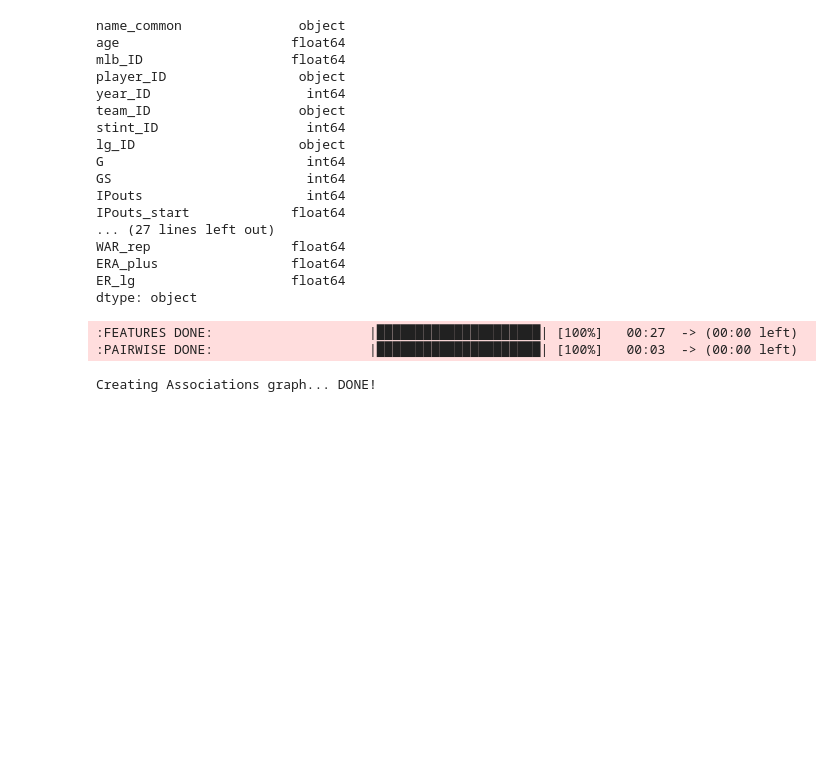
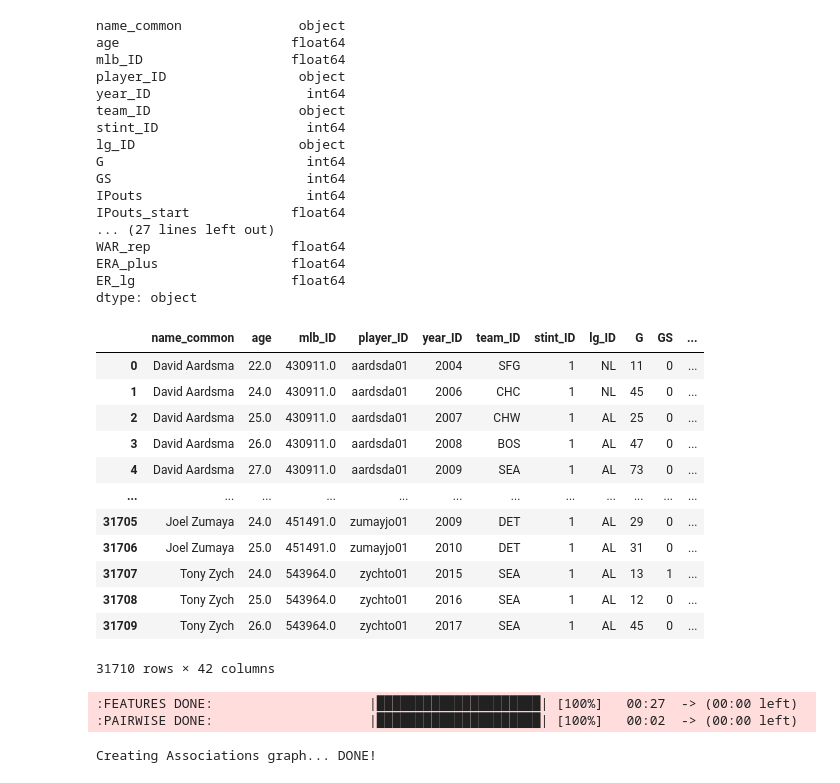
Before and after one commit to JamesNeri/Capstone, a Jupyter notebook: EDA_MLB_Pitching.ipynb, the cells around one changed output. Saved outputs shown, nothing was run; the diff lists cells and outputs as text; code cells hidden in the pictures; blank space fills up the shorter version.

```diff
--- a/EDA_MLB_Pitching.ipynb
+++ b/EDA_MLB_Pitching.ipynb
@@ -48,3 +50,21 @@ WAR_rep                  float64
 ERA_plus                 float64
 ER_lg                    float64
 dtype: object
+# %%
+data.drop(data[data['year_ID'] < 1960].index, inplace = True)
+# %%
+data.reset_index(drop=True)
+# %% [output]
+|  | name_common | age | mlb_ID | player_ID | year_ID | team_ID | stint_ID | lg_ID | G | GS | ... |
+| 0 | David Aardsma | 22.0 | 430911.0 | aardsda01 | 2004 | SFG | 1 | NL | 11 | 0 | ... |
+| 1 | David Aardsma | 24.0 | 430911.0 | aardsda01 | 2006 | CHC | 1 | NL | 45 | 0 | ... |
+| 2 | David Aardsma | 25.0 | 430911.0 | aardsda01 | 2007 | CHW | 1 | AL | 25 | 0 | ... |
+| 3 | David Aardsma | 26.0 | 430911.0 | aardsda01 | 2008 | BOS | 1 | AL | 47 | 0 | ... |
+| 4 | David Aardsma | 27.0 | 430911.0 | aardsda01 | 2009 | SEA | 1 | AL | 73 | 0 | ... |
+| ... | ... | ... | ... | ... | ... | ... | ... | ... | ... | ... | ... |
+| 31705 | Joel Zumaya | 24.0 | 451491.0 | zumayjo01 | 2009 | DET | 1 | AL | 29 | 0 | ... |
+| 31706 | Joel Zumaya | 25.0 | 451491.0 | zumayjo01 | 2010 | DET | 1 | AL | 31 | 0 | ... |
+| 31707 | Tony Zych | 24.0 | 543964.0 | zychto01 | 2015 | SEA | 1 | AL | 13 | 1 | ... |
+| 31708 | Tony Zych | 25.0 | 543964.0 | zychto01 | 2016 | SEA | 1 | AL | 12 | 0 | ... |
+| 31709 | Tony Zych | 26.0 | 543964.0 | zychto01 | 2017 | SEA | 1 | AL | 45 | 0 | ... |
+31710 rows × 42 columns
@@ -53,5 +75,5 @@ my_report = sv.analyze(data, target_feat='WAR')
 my_report.show_html('../Capstone/EDA_files/PitchingEDA.html')
 # %% [output]
 :FEATURES DONE:                    |█████████████████████| [100%]   00:27  -> (00:00 left)
-:PAIRWISE DONE:                    |█████████████████████| [100%]   00:03  -> (00:00 left)
+:PAIRWISE DONE:                    |█████████████████████| [100%]   00:02  -> (00:00 left)
 Creating Associations graph... DONE!
```
Also changed, not shown: parts of 2 cells of this notebook, 32 other files.
